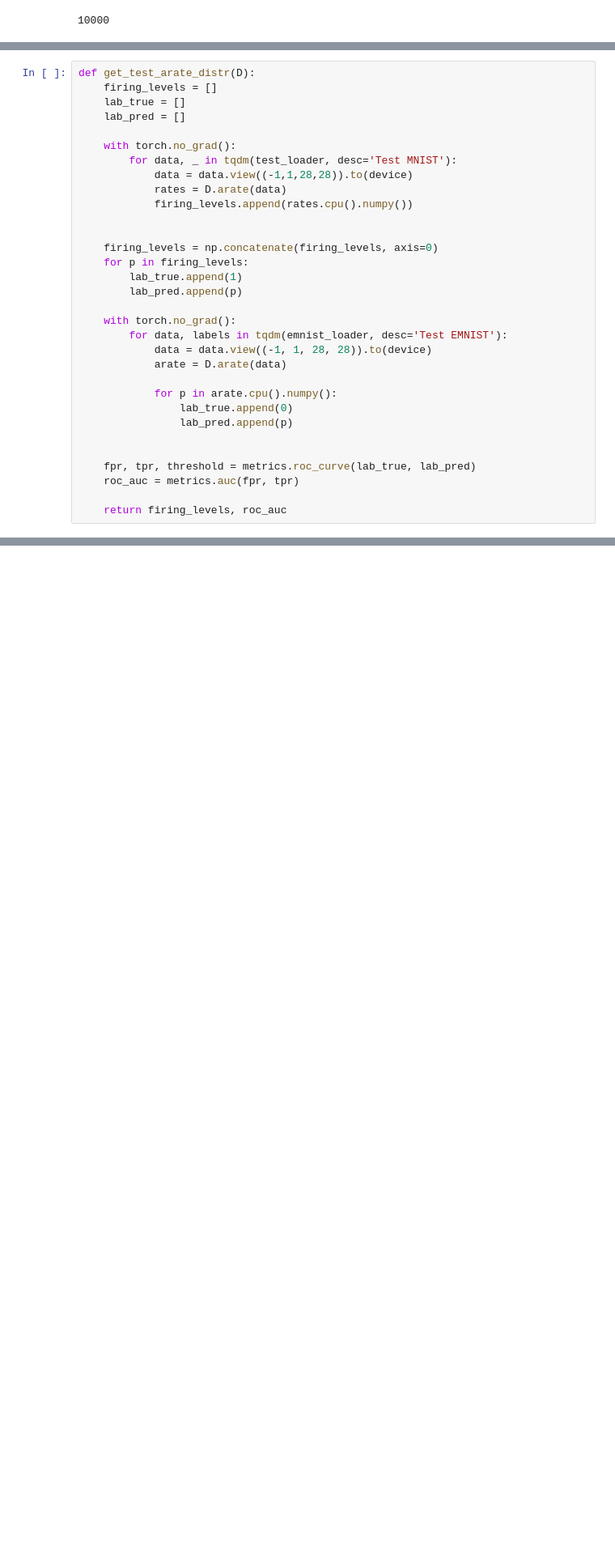
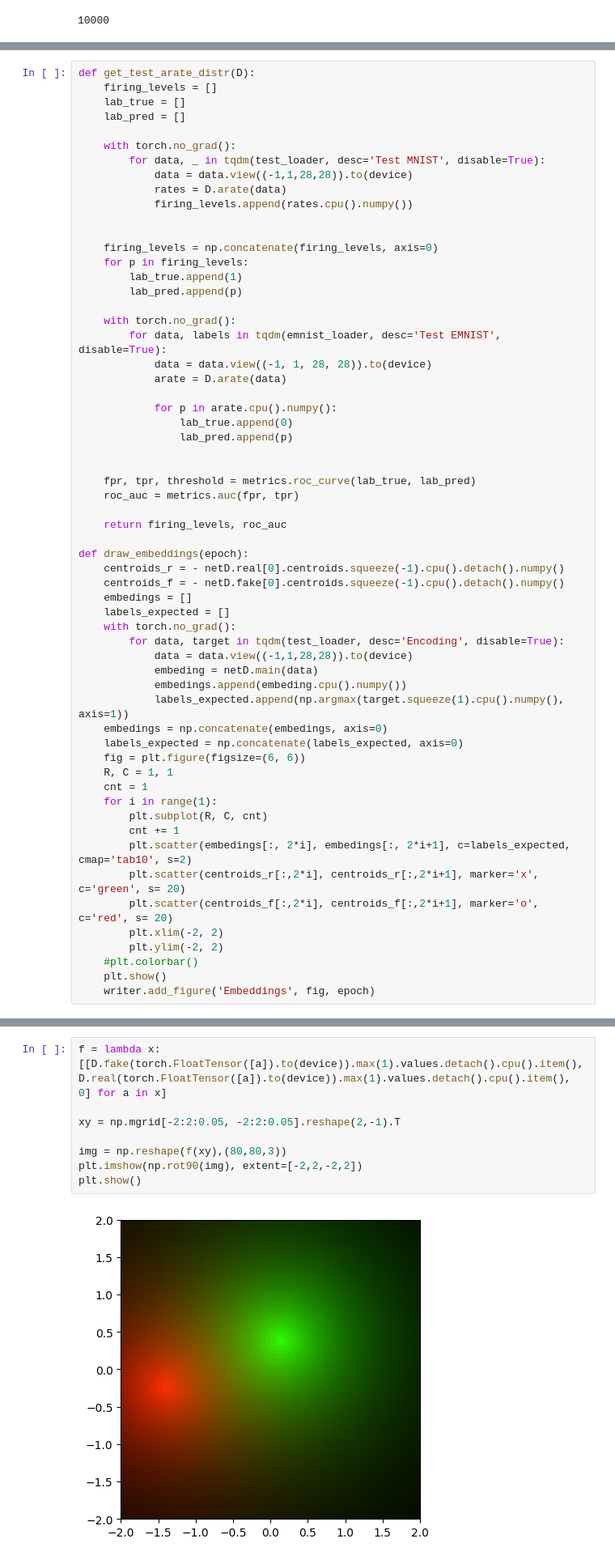
Before and after one commit to kenoma/pytorch-fuzzy, a Jupyter notebook: experiments_anomaly_detection_3.ipynb, the cells around one changed output, grey strips where cells are left out. Shown at 81% size. Drawn from its saved outputs; the diff is of its cells as text; blank space fills up the shorter version.

```diff
--- a/experiments_anomaly_detection_3.ipynb
+++ b/experiments_anomaly_detection_3.ipynb
@@ -311,7 +312,7 @@ def get_test_arate_distr(D):
     lab_pred = []
 
     with torch.no_grad():
-        for data, _ in tqdm(test_loader, desc='Test MNIST'):
+        for data, _ in tqdm(test_loader, desc='Test MNIST', disable=True):
             data = data.view((-1,1,28,28)).to(device)
             rates = D.arate(data)
             firing_levels.append(rates.cpu().numpy())
@@ -323,7 +324,7 @@ def get_test_arate_distr(D):
         lab_pred.append(p)
 
     with torch.no_grad():
-        for data, labels in tqdm(emnist_loader, desc='Test EMNIST'):
+        for data, labels in tqdm(emnist_loader, desc='Test EMNIST', disable=True):
             data = data.view((-1, 1, 28, 28)).to(device)
             arate = D.arate(data)
 
@@ -336,6 +337,34 @@ def get_test_arate_distr(D):
     roc_auc = metrics.auc(fpr, tpr)
 
     return firing_levels, roc_auc
+
+def draw_embeddings(epoch):
+    centroids_r = - netD.real[0].centroids.squeeze(-1).cpu().detach().numpy()
+    centroids_f = - netD.fake[0].centroids.squeeze(-1).cpu().detach().numpy()
+    embedings = []
+    labels_expected = []
+    with torch.no_grad():
+        for data, target in tqdm(test_loader, desc='Encoding', disable=True):
+            data = data.view((-1,1,28,28)).to(device)
+            embeding = netD.main(data)
+            embedings.append(embeding.cpu().numpy())
+            labels_expected.append(np.argmax(target.squeeze(1).cpu().numpy(), axis=1))
+    embedings = np.concatenate(embedings, axis=0)
+    labels_expected = np.concatenate(labels_expected, axis=0)
+    fig = plt.figure(figsize=(6, 6))
+    R, C = 1, 1
+    cnt = 1
+    for i in range(1):
+        plt.subplot(R, C, cnt)
+        cnt += 1
+        plt.scatter(embedings[:, 2*i], embedings[:, 2*i+1], c=labels_expected, cmap='tab10', s=2)
+        plt.scatter(centroids_r[:,2*i], centroids_r[:,2*i+1], marker='x', c='green', s= 20)
+        plt.scatter(centroids_f[:,2*i], centroids_f[:,2*i+1], marker='o', c='red', s= 20)
+        plt.xlim(-2, 2)
+        plt.ylim(-2, 2)
+    #plt.colorbar()
+    plt.show()
+    writer.add_figure('Embeddings', fig, epoch)
 # %%
 for epoch in range(niter):
 
@@ -451 +469,11 @@ with torch.no_grad():
+# %%
+f = lambda x: [[D.fake(torch.FloatTensor([a]).to(device)).max(1).values.detach().cpu().item(), D.real(torch.FloatTensor([a]).to(device)).max(1).values.detach().cpu().item(), 0] for a in x]
+
+xy = np.mgrid[-2:2:0.05, -2:2:0.05].reshape(2,-1).T
+
+img = np.reshape(f(xy),(80,80,3))
+plt.imshow(np.rot90(img), extent=[-2,2,-2,2])
+plt.show()
+# %% [output]
+[figure, added]
 # %%
```
Also changed, not shown: parts of 15 cells of this notebook, 2 other files.
